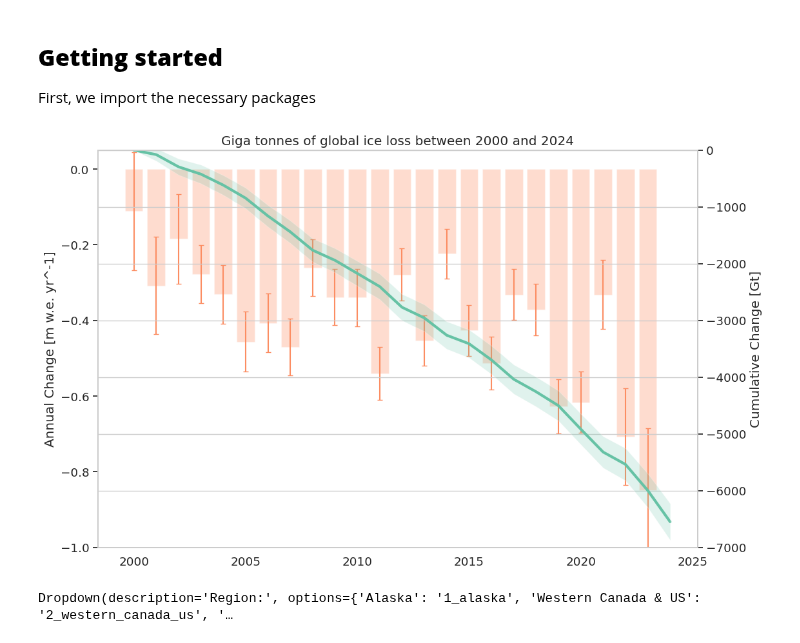
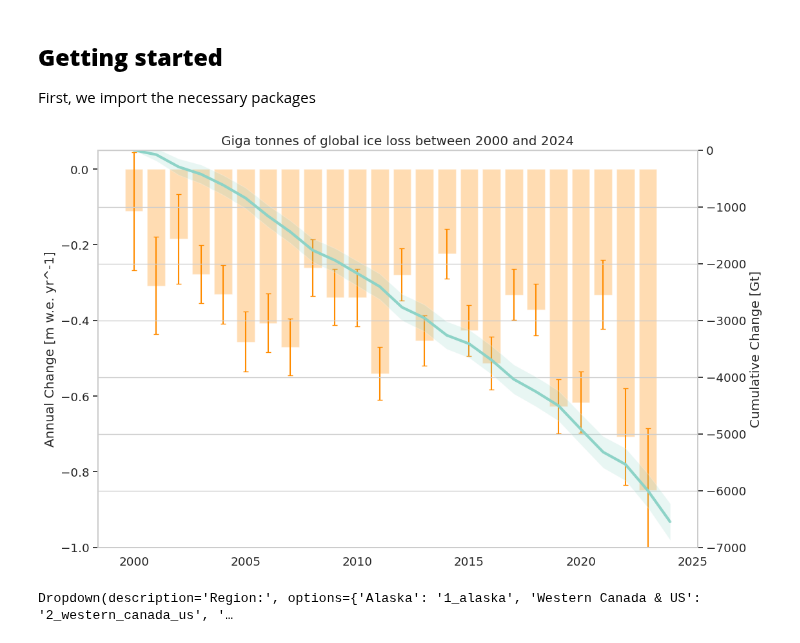
Before and after one commit to earthwave/glambie_demo_notebooks, a Jupyter notebook: glambie_global_plots.ipynb, the cells around one changed output. Cells and saved outputs as stored; diff of their text form; code cells hidden in the pictures.

```diff
--- a/glambie_global_plots.ipynb
+++ b/glambie_global_plots.ipynb
@@ -35,9 +43,9 @@ global_dataframe = pd.read_csv(os.path.join(data_directory, '0_global.csv'))
 cumulative_data_all_gt = derivative_to_cumulative(global_dataframe.start_dates, global_dataframe.end_dates, global_dataframe.combined_gt)
 cumulative_errors_all_gt = derivative_to_cumulative(global_dataframe.start_dates, global_dataframe.end_dates, global_dataframe.combined_gt_errors, calculate_as_errors=True)
 # %%
-global_cumulative_plot(cumulative_data_all_gt, cumulative_errors_all_gt, global_dataframe, 'Gt', colors_list)
+global_cumulative_plot(cumulative_data_all_gt, cumulative_errors_all_gt, global_dataframe, 'Gt')
 # %% [output]
-[figure, old version]
+[figure, new version]
 # %%
 # Add multiple regions to plot to see contributions to global change
 first_region = glambie_regions_dropdown()
```
Also changed, not shown: parts of 9 cells of this notebook, 2 other files.
